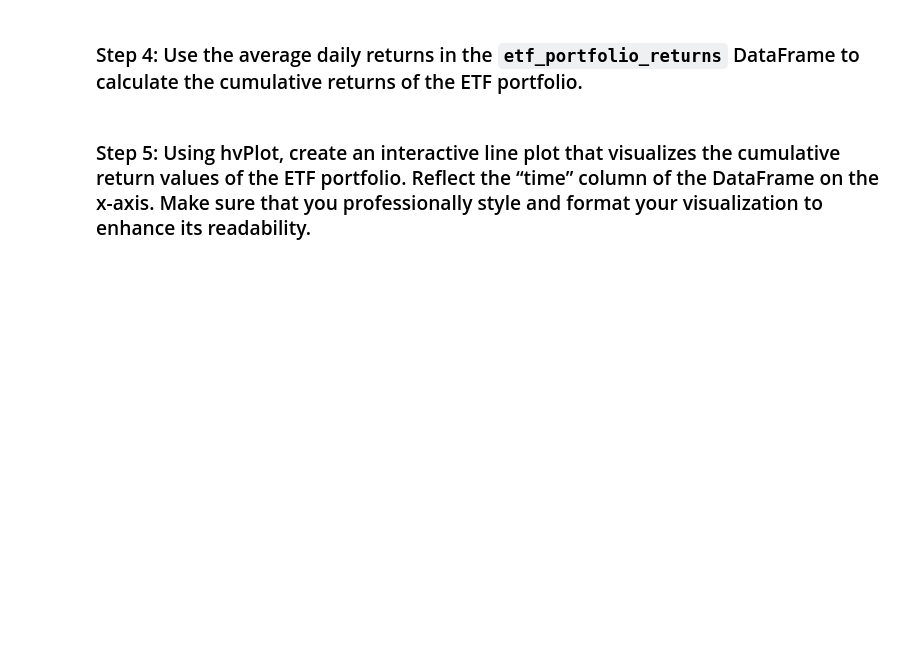
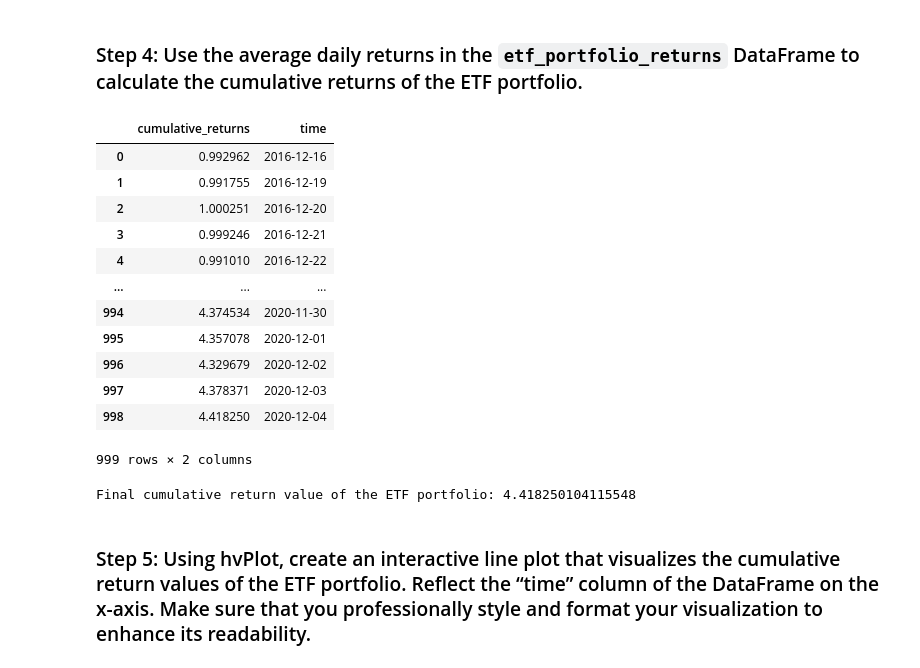
Before and after one commit to danenbm/fintech-m7-etf-analyzer, a Jupyter notebook: etf_analyzer.ipynb, the cells around one changed output. Cells and saved outputs as stored; diff of their text form; code cells hidden in the pictures; blank space fills up the shorter version.

```diff
--- a/etf_analyzer.ipynb
+++ b/etf_analyzer.ipynb
@@ -416,3 +450,40 @@ etf_cumulative_returns = # YOUR CODE HERE
+# %%
+# Use the average daily returns provided by the etf_portfolio_returns DataFrame
+# to calculate the cumulative returns
+etf_cumulative_returns = (1 + etf_portfolio_returns["average_daily_returns"]).cumprod().to_frame()
+
+etf_cumulative_returns.columns=["cumulative_returns"]
+
+# Add the time values from the ETF portfolio DataFrame
+times = [item[0] for item in etf_portfolio['time'].values]
+etf_cumulative_returns['time'] = times
+
+# Convert the "time" column to Pandas datetime format
+etf_cumulative_returns['time']= pd.to_datetime(etf_portfolio_returns['time'])
+
+# Review cumulative returns Series
+etf_cumulative_returns
+# %% [output]
+|  | cumulative_returns | time |
+| 0 | 0.992962 | 2016-12-16 |
+| 1 | 0.991755 | 2016-12-19 |
+| 2 | 1.000251 | 2016-12-20 |
+| 3 | 0.999246 | 2016-12-21 |
+| 4 | 0.991010 | 2016-12-22 |
+| ... | ... | ... |
+| 994 | 4.374534 | 2020-11-30 |
+| 995 | 4.357078 | 2020-12-01 |
+| 996 | 4.329679 | 2020-12-02 |
+| 997 | 4.378371 | 2020-12-03 |
+| 998 | 4.418250 | 2020-12-04 |
+999 rows × 2 columns
+# %%
+# Display the final cumulative return value
+final_cumulative_return = etf_cumulative_returns.iloc[-1]
+final_cumulative_return_val = final_cumulative_return["cumulative_returns"]
+print(f"Final cumulative return value of the ETF portfolio: {final_cumulative_return_val}")
+# %% [output]
+Final cumulative return value of the ETF portfolio: 4.418250104115548
 # %% [markdown]
 ### Step 5: Using hvPlot, create an interactive line plot that visualizes the cumulative return values of the ETF portfolio. Reflect the “time” column of the DataFrame on the x-axis. Make sure that you professionally style and format your visualization to enhance its readability.
 # %%
```
Also changed, not shown: parts of 6 cells of this notebook.
